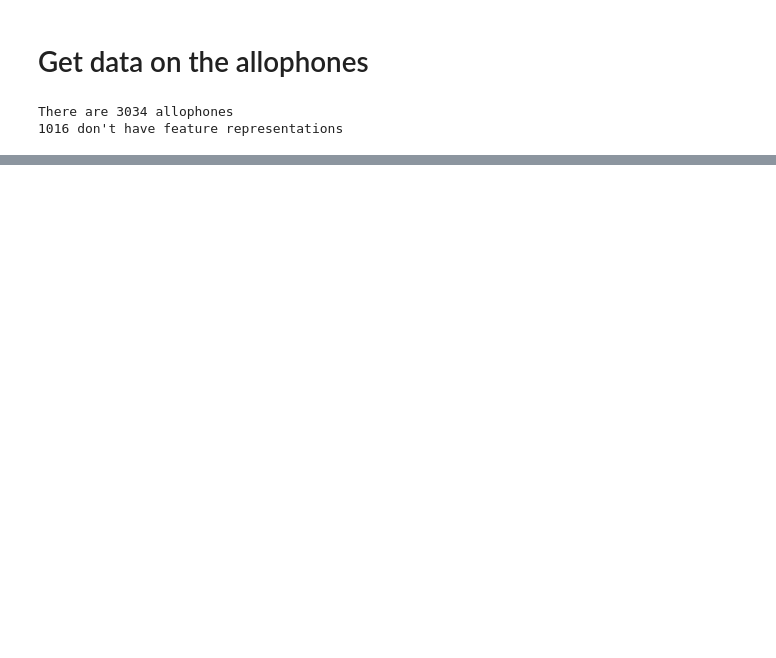
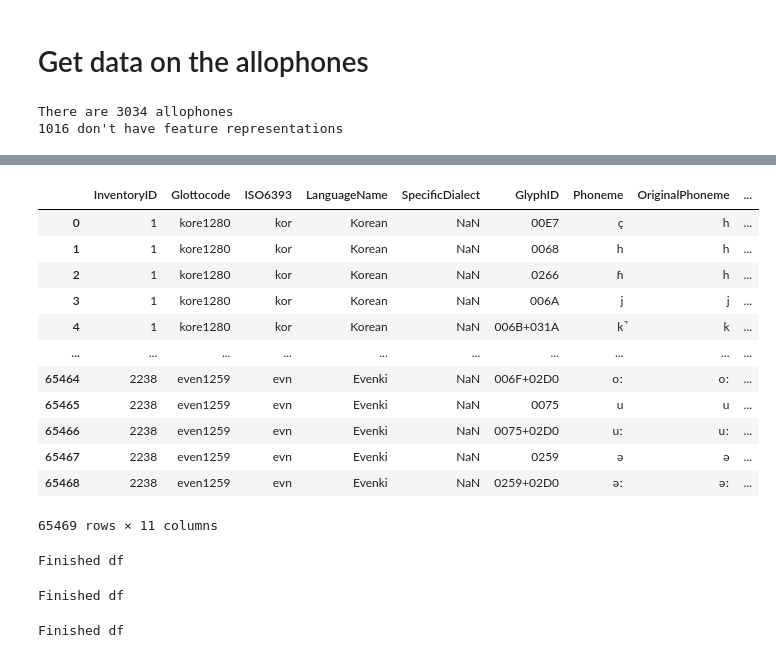
Before and after one commit to Alessioryan/allophony_minimal_feature_rep, a Jupyter notebook: main.ipynb, the cells around one changed output, grey strips where cells are left out. Saved outputs shown, nothing was run; the diff lists cells and outputs as text; code cells hidden in the pictures; blank space fills up the shorter version.

```diff
--- a/main.ipynb
+++ b/main.ipynb
@@ -213,0 +325,16 @@ These are {'ʊ̥', 'h̃ʲ', 'tʷʲ', 'ɡ͉', 'kⁿ', 'œə', 'k̚', 'ɱvʷ', 'w
+# %%
+allophoned_df
+# %% [output]
+|  | InventoryID | Glottocode | ISO6393 | LanguageName | SpecificDialect | GlyphID | Phoneme | OriginalPhoneme | ... |
+| 0 | 1 | kore1280 | kor | Korean | NaN | 00E7 | ç | h | ... |
+| 1 | 1 | kore1280 | kor | Korean | NaN | 0068 | h | h | ... |
+| 2 | 1 | kore1280 | kor | Korean | NaN | 0266 | ɦ | h | ... |
+| 3 | 1 | kore1280 | kor | Korean | NaN | 006A | j | j | ... |
+| 4 | 1 | kore1280 | kor | Korean | NaN | 006B+031A | k̚ | k | ... |
+| ... | ... | ... | ... | ... | ... | ... | ... | ... | ... |
+| 65464 | 2238 | even1259 | evn | Evenki | NaN | 006F+02D0 | oː | oː | ... |
+| 65465 | 2238 | even1259 | evn | Evenki | NaN | 0075 | u | u | ... |
+| 65466 | 2238 | even1259 | evn | Evenki | NaN | 0075+02D0 | uː | uː | ... |
+| 65467 | 2238 | even1259 | evn | Evenki | NaN | 0259 | ə | ə | ... |
+| 65468 | 2238 | even1259 | evn | Evenki | NaN | 0259+02D0 | əː | əː | ... |
+65469 rows × 11 columns
@@ -213,0 +365,30 @@ These are {'ʊ̥', 'h̃ʲ', 'tʷʲ', 'ɡ͉', 'kⁿ', 'œə', 'k̚', 'ɱvʷ', 'w
+# %%
+for index, phoneme in df.iterrows():
+    if '003E' in phoneme['GlyphID']:
+        print('df contiains', phoneme['Phoneme'])
+print('Finished df')
+for index, phoneme in allophoned_df.iterrows():
+    if '003C003E' in phoneme['GlyphID']:
+        print('allophoned_df contiains', phoneme['Phoneme'], 'with ID', phoneme['GlyphID'])
+# %% [output]
+Finished df
+# %%
+for index, phoneme in df.iterrows():
+    if '<' in phoneme['Phoneme']:
+        print('df contiains', phoneme['Phoneme'])
+print('Finished df')
+for index, phoneme in allophoned_df.iterrows():
+    if '<' in phoneme['Phoneme']:
+        print('allophoned_df contiains', phoneme['Phoneme'], 'with ID', phoneme['GlyphID'])
+# %% [output]
+Finished df
+# %%
+for index, phoneme in df.iterrows():
+    if '031F' in phoneme['GlyphID'] and 'ɜ' in phoneme['Phoneme']:
+        print('df contiains', phoneme['Phoneme'])
+print('Finished df')
+for index, phoneme in allophoned_df.iterrows():
+    if '031F' in phoneme['GlyphID'] and 'ɜ' in phoneme['Phoneme']:
+        print('allophoned_df contiains', phoneme['Phoneme'], 'with ID', phoneme['GlyphID'])
+# %% [output]
+Finished df
```
Also changed, not shown: parts of 21 cells of this notebook.
